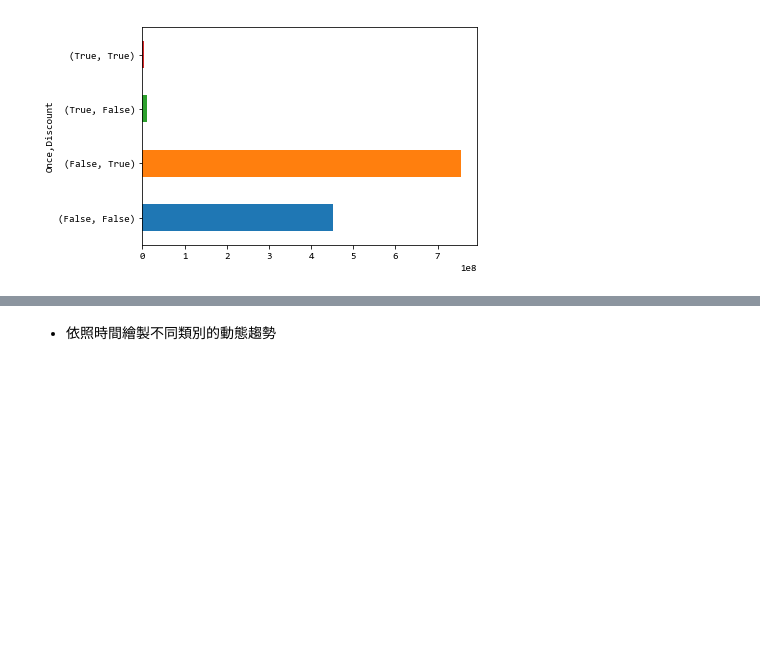
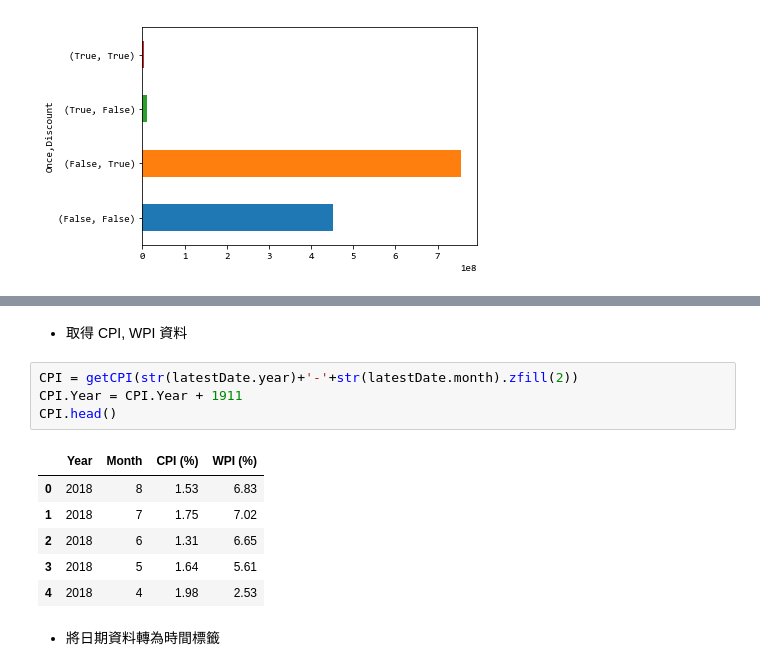
Before and after one commit to snowflakedong/107-1_Python_Project, a Jupyter notebook: Week_3/Homework.ipynb, the cells around one changed output, grey strips where cells are left out. Drawn from its saved outputs; the diff is of its cells as text; blank space fills up the shorter version.

```diff
--- a/Week_3/Homework.ipynb
+++ b/Week_3/Homework.ipynb
@@ -123,2 +148,15 @@ data.groupby(['Once', 'Discount'])['SalesOrderSlaveTotalPayment'].sum().plot.bar
+# %% [markdown]
+* 取得 CPI, WPI 資料
+# %%
+CPI = getCPI(str(latestDate.year)+'-'+str(latestDate.month).zfill(2))
+CPI.Year = CPI.Year + 1911
+CPI.head()
+# %% [output]
+|  | Year | Month | CPI (%) | WPI (%) |
+| 0 | 2018 | 8 | 1.53 | 6.83 |
+| 1 | 2018 | 7 | 1.75 | 7.02 |
+| 2 | 2018 | 6 | 1.31 | 6.65 |
+| 3 | 2018 | 5 | 1.64 | 5.61 |
+| 4 | 2018 | 4 | 1.98 | 2.53 |
 # %% [markdown]
-* 依照時間繪製不同類別的動態趨勢
+* 將日期資料轉為時間標籤
```
Also changed, not shown: parts of 10 cells of this notebook.
